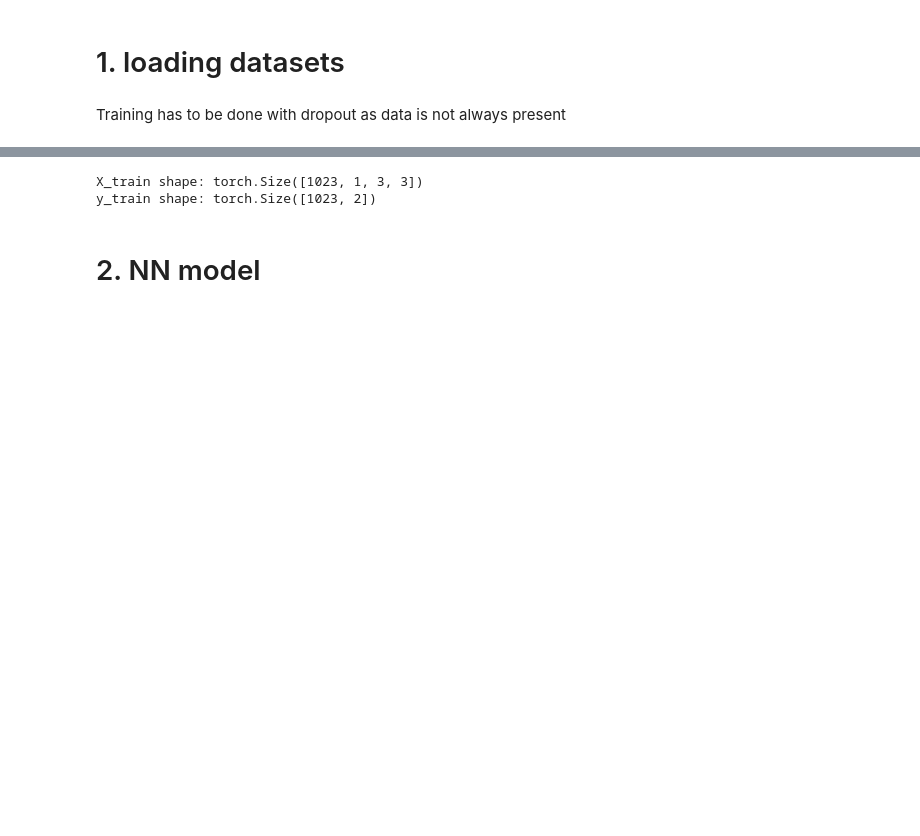
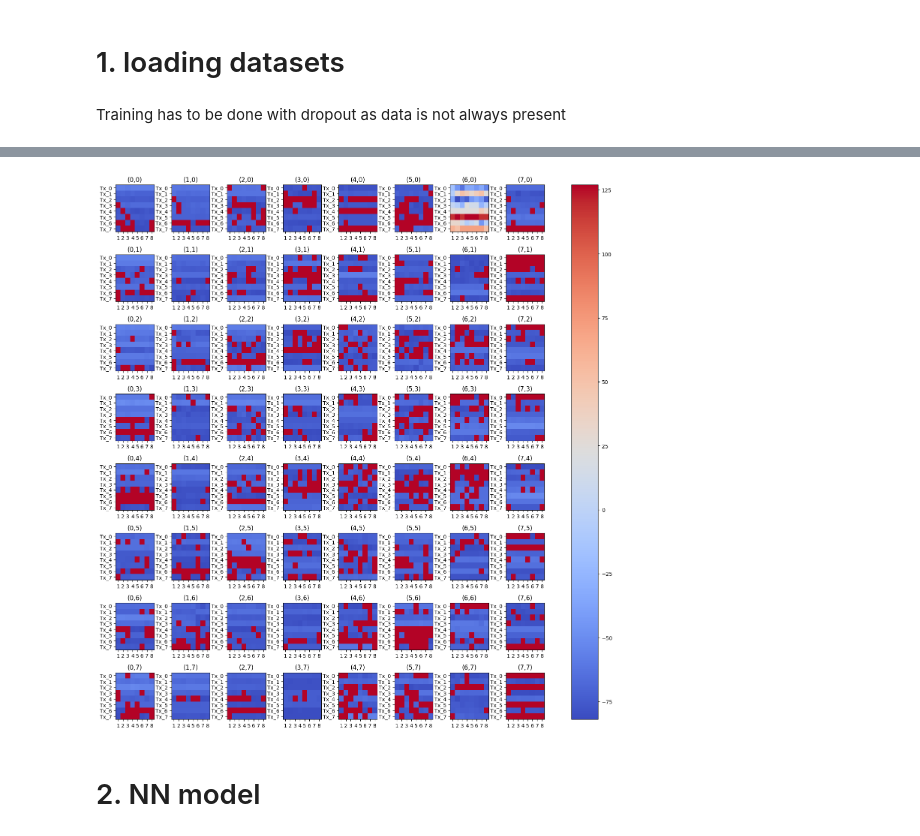
Before and after one commit to RandallCher/FYP, a Jupyter notebook: NN_CNN.ipynb, the cells around one changed output, grey strips where cells are left out. Saved outputs shown, nothing was run; the diff lists cells and outputs as text; code cells hidden in the pictures; blank space fills up the shorter version.

```diff
--- a/NN_CNN.ipynb
+++ b/NN_CNN.ipynb
@@ -154,15 +73,48 @@ for idx, (heatmap, label) in enumerate(zip(cnn_input_data, cnn_labels)):
-# %%
-cnn_input_data = torch.tensor(cnn_input_data, dtype=torch.float32).unsqueeze(1)
-cnn_labels = torch.tensor(cnn_labels, dtype=torch.float32)
-
-# Train-test split
-X_train, X_test, y_train, y_test = train_test_split(cnn_input_data, cnn_labels, test_size=0.2, random_state=42)
-
-print("X_train shape:", X_train.shape)
-print("y_train shape:", y_train.shape)
-# %% [output]
-X_train shape: torch.Size([1023, 1, 3, 3])
-y_train shape: torch.Size([1023, 2])
+# %%
+grid_data = {}
+
+for index, row in cleaned_df.iterrows():
+    x, y = int(row['X_Coord']), int(row['Y_Coord'])
+
+    # Create an empty list for this location if not already present
+    if (x, y) not in grid_data:
+        grid_data[(x, y)] = []
+
+    # Store the full set of RSSI values (Tx_0 to Tx_7)
+    grid_data[(x, y)].append(row[X.columns].values)
+
+# Convert to a structured NumPy array with fixed size (8x8 locations, 8 transmitters, 8 sequential samples)
+grid_matrix = np.full((8, 8, 8, 8), np.nan)  # Shape: (8x8 grid, 8 Tx, 8 samples)
+
+for (x, y), rssi_values in grid_data.items():
+    rssi_array = np.array(rssi_values)  # Convert to NumPy array
+
+    # Ensure only 8 samples are taken per location
+    if rssi_array.shape[0] >= 8:
+        rssi_array = rssi_array[:8].T  # Take first 8 samples and Transpose (Tx, Samples)
+    else:
+        # If less than 8, pad with NaNs
+        rssi_array = np.pad(rssi_array, ((0, 8 - rssi_array.shape[0]), (0, 0)), mode='constant', constant_values=np.nan).T
+
+    grid_matrix[y, x, :, :] = rssi_array  # Store in grid (y, x to align with imshow)
+# %%
+fig, axes = plt.subplots(8, 8, figsize=(15, 15))
+
+for y in range(8):
+    for x in range(8):
+        ax = axes[y, x]
+        im = ax.imshow(grid_matrix[y, x, :, :], cmap="coolwarm", interpolation="nearest", aspect="auto")
+        ax.set_title(f"({x},{y})")  # Grid location
+        ax.set_xticks(range(8))
+        ax.set_xticklabels(range(1, 9))  # Sample index
+        ax.set_yticks(range(8))
+        ax.set_yticklabels([f"Tx_{i}" for i in range(8)])  # Transmitters
+
+plt.tight_layout()
+plt.colorbar(im, ax=axes.ravel().tolist())  # Add colorbar
+plt.show()
+# %% [output]
+[figure, added]
 # %% [markdown]
 # 2. NN model
 # %%
```
Also changed, not shown: parts of 7 cells of this notebook, 1 other file.
